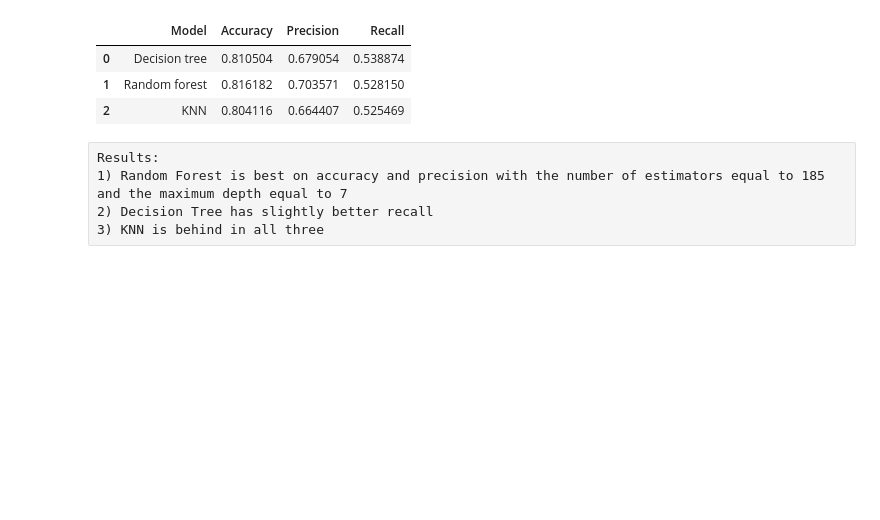
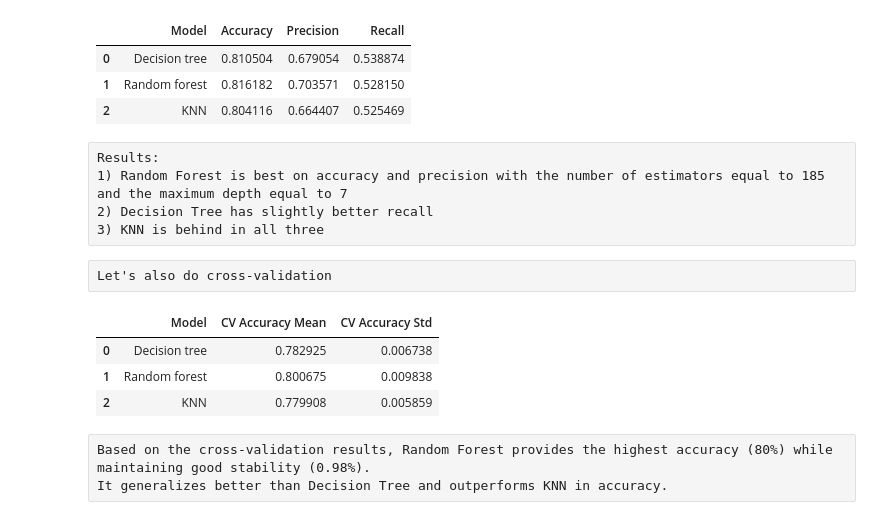
Before and after one commit to SergeyZabolotskikh/churn-prediction-ml, a Jupyter notebook: ml_pipeline/ML Project - Part A.ipynb, the cells around one changed output. Cells and saved outputs as stored; diff of their text form; code cells hidden in the pictures; blank space fills up the shorter version.

Commit message:
added cross-validation part

```diff
--- a/ml_pipeline/ML Project - Part A.ipynb
+++ b/ml_pipeline/ML Project - Part A.ipynb
@@ -1172,3 +1172,35 @@ Results:
 1) Random Forest is best on accuracy and precision with the number of estimators equal to 185 and the maximum depth equal to 7
 2) Decision Tree has slightly better recall
 3) KNN is behind in all three
+# %% [raw]
+Let's also do cross-validation
+# %%
+from sklearn.model_selection import cross_val_score
+
+models = {
+    "Decision tree": DecisionTreeClassifier(max_depth=6, random_state=42),
+    "Random forest": RandomForestClassifier(n_estimators=185, max_depth=7, random_state=1),
+    "KNN": KNeighborsClassifier(n_neighbors=16)
+}
+
+results = []
+
+for name, model in models.items():
+    x_data = x_train_scaled if name == "KNN" else x_train
+    scores = cross_val_score(model, x_data, y_train, cv=5, scoring='accuracy')
+    results.append({
+        "Model": name,
+        "CV Accuracy Mean": scores.mean(),
+        "CV Accuracy Std": scores.std()
+    })
+
+df_results = pd.DataFrame(results)
+df_results
+# %% [output]
+|  | Model | CV Accuracy Mean | CV Accuracy Std |
+| 0 | Decision tree | 0.782925 | 0.006738 |
+| 1 | Random forest | 0.800675 | 0.009838 |
+| 2 | KNN | 0.779908 | 0.005859 |
+# %% [raw]
+Based on the cross-validation results, Random Forest provides the highest accuracy (80%) while maintaining good stability (0.98%).
+It generalizes better than Decision Tree and outperforms KNN in accuracy.
```
